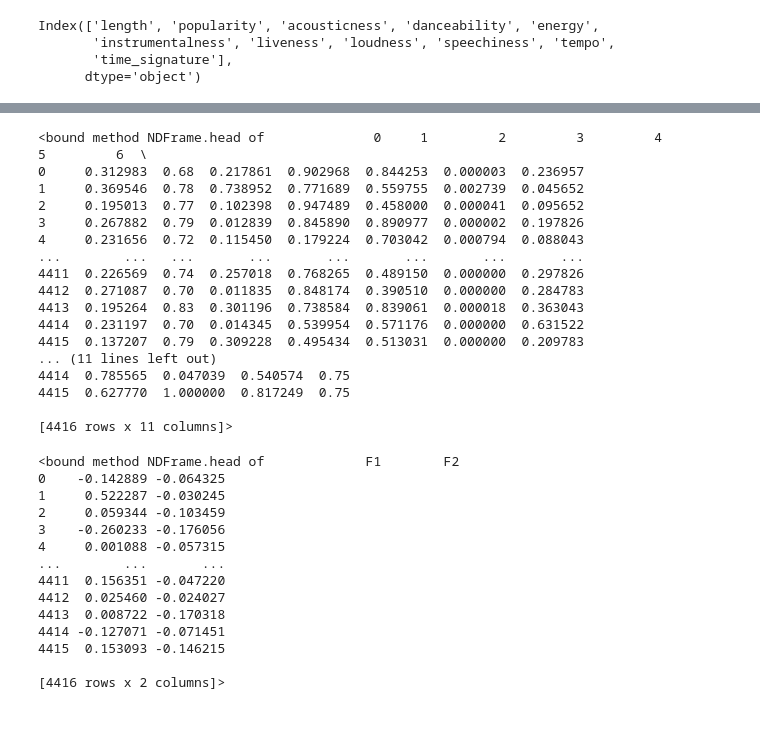
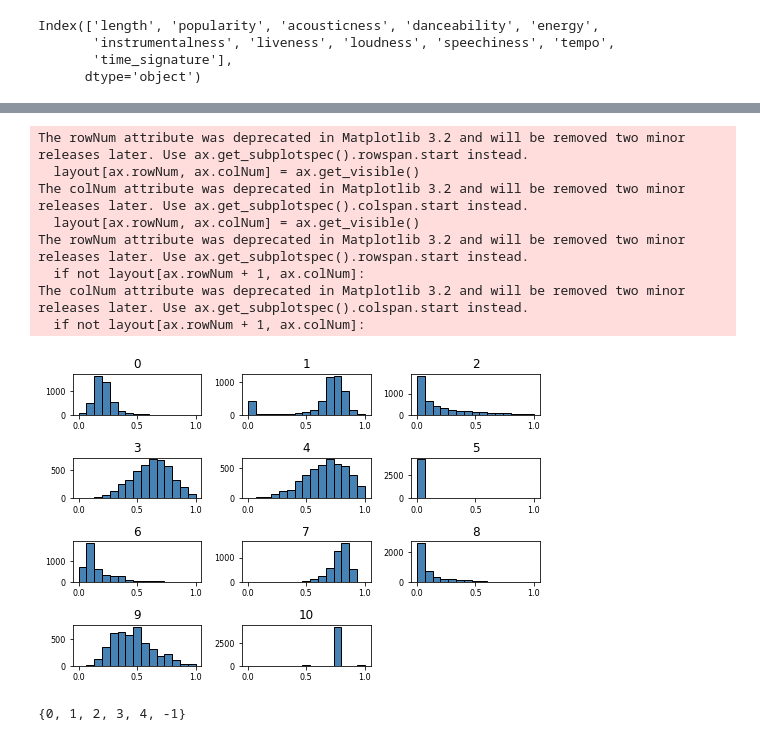
Before and after one commit to AleksiusK/JohdatusDatatieteisiinHarjoitustyo, a Jupyter notebook: dbscan_test.ipynb, the cells around one changed output, grey strips where cells are left out. Saved outputs shown, nothing was run; the diff lists cells and outputs as text; code cells hidden in the pictures.

Commit message:
Lisätty visualisointia sekä muutettu DBSCAN toimimaan moniulotteisesti

```diff
--- a/dbscan_test.ipynb
+++ b/dbscan_test.ipynb
@@ -41,47 +53,24 @@ Index(['length', 'popularity', 'acousticness', 'danceability', 'energy',
 # %%
 x = df.values
 scaled = MinMaxScaler().fit_transform(x)
 df = pd.DataFrame(scaled)
-df.head
+df.hist(bins=15, color='steelblue', edgecolor='black', linewidth=1.0,
+           xlabelsize=8, ylabelsize=8, grid=False)
+plt.tight_layout(rect=(0, 0, 1.2, 1.2))
 # %% [output]
-<bound method NDFrame.head of              0     1         2         3         4         5         6  \
-0     0.312983  0.68  0.217861  0.902968  0.844253  0.000003  0.236957
-1     0.369546  0.78  0.738952  0.771689  0.559755  0.002739  0.045652
-2     0.195013  0.77  0.102398  0.947489  0.458000  0.000041  0.095652
-3     0.267882  0.79  0.012839  0.845890  0.890977  0.000002  0.197826
-4     0.231656  0.72  0.115450  0.179224  0.703042  0.000794  0.088043
-...        ...   ...       ...       ...       ...       ...       ...
-4411  0.226569  0.74  0.257018  0.768265  0.489150  0.000000  0.297826
-4412  0.271087  0.70  0.011835  0.848174  0.390510  0.000000  0.284783
-4413  0.195264  0.83  0.301196  0.738584  0.839061  0.000018  0.363043
-4414  0.231197  0.70  0.014345  0.539954  0.571176  0.000000  0.631522
-4415  0.137207  0.79  0.309228  0.495434  0.513031  0.000000  0.209783
-... (11 lines left out)
-4414  0.785565  0.047039  0.540574  0.75
-4415  0.627770  1.000000  0.817249  0.75
-
-[4416 rows x 11 columns]>
+The rowNum attribute was deprecated in Matplotlib 3.2 and will be removed two minor releases later. Use ax.get_subplotspec().rowspan.start instead.
+  layout[ax.rowNum, ax.colNum] = ax.get_visible()
+The colNum attribute was deprecated in Matplotlib 3.2 and will be removed two minor releases later. Use ax.get_subplotspec().colspan.start instead.
+  layout[ax.rowNum, ax.colNum] = ax.get_visible()
+The rowNum attribute was deprecated in Matplotlib 3.2 and will be removed two minor releases later. Use ax.get_subplotspec().rowspan.start instead.
+  if not layout[ax.rowNum + 1, ax.colNum]:
+The colNum attribute was deprecated in Matplotlib 3.2 and will be removed two minor releases later. Use ax.get_subplotspec().colspan.start instead.
+  if not layout[ax.rowNum + 1, ax.colNum]:
+[figure, added]
-# %%
-pca = PCA(n_components=2)
-dec = pca.fit_transform(df)
-dec = pd.DataFrame(dec)
-dec.columns = ['F1', 'F2']
-dec.head
-# %% [output]
-<bound method NDFrame.head of             F1        F2
-0    -0.142889 -0.064325
-1     0.522287 -0.030245
-2     0.059344 -0.103459
-3    -0.260233 -0.176056
-4     0.001088 -0.057315
-...        ...       ...
-4411  0.156351 -0.047220
-4412  0.025460 -0.024027
-4413  0.008722 -0.170318
-4414 -0.127071 -0.071451
-4415  0.153093 -0.146215
-
-[4416 rows x 2 columns]>
 # %%
-db = DBSCAN(eps=0.07, min_samples=65).fit(dec)
+db = DBSCAN(eps=0.3, min_samples=20).fit(df)
 labels = db.labels_
+print(set(labels))
+df['labels'] = labels
+# %% [output]
+{0, 1, 2, 3, 4, -1}
```
Also changed, not shown: parts of 4 cells of this notebook.
